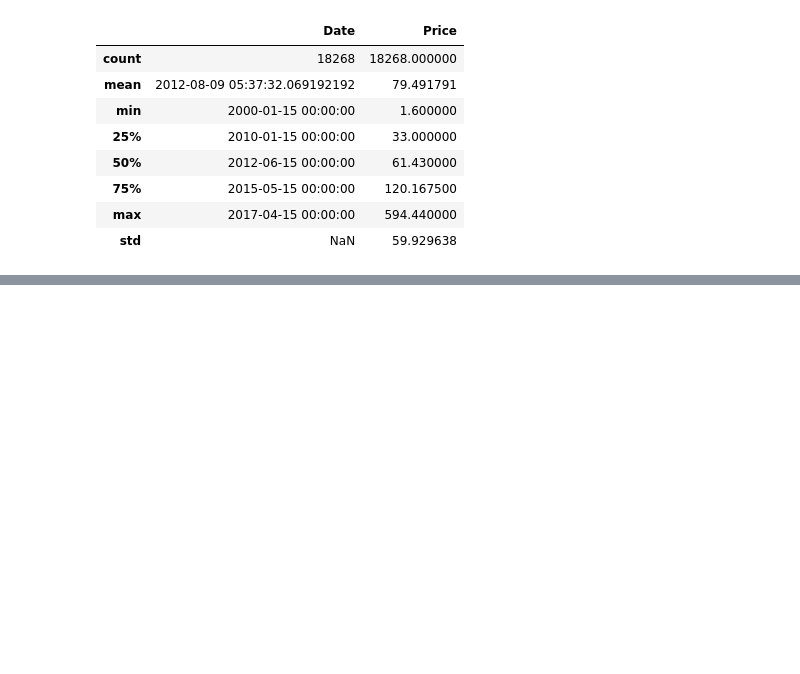
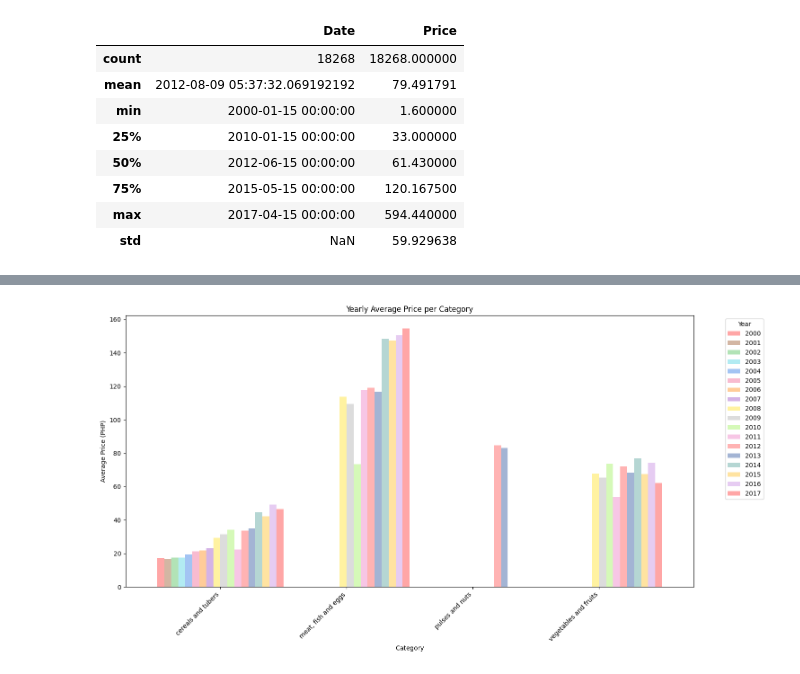
Before and after one commit to KyleZrey/PH-Food-Prices-Analysis, a Jupyter notebook: prelim_data_analysis.ipynb, the cells around one changed output, grey strips where cells are left out. Cells and saved outputs as stored; diff of their text form; code cells hidden in the pictures; blank space fills up the shorter version.

```diff
--- a/prelim_data_analysis.ipynb
+++ b/prelim_data_analysis.ipynb
@@ -329,0 +366,41 @@ clean_pfp.describe()
+# %%
+# Convert the 'data' column to datetime format and extract the year
+clean_pfp['Year'] = pd.to_datetime(clean_pfp['Date'], format='%d/%m/%Y').dt.year
+
+# Calculate the yearly average price per category
+yearly_avg_price = clean_pfp.groupby(['Year', 'Category'])['Price'].mean().reset_index()
+
+# Pivot the DataFrame to have categories as rows and years as columns
+pivot_table = yearly_avg_price.pivot(index='Category', columns='Year', values='Price')
+
+colors = [
+    '#ffa6a6',  # salmon
+    '#d3b6a3',  # brown
+    '#b2e3b6',  # green
+    '#b2ebf2',  # cyan
+    '#a3c4f3',  # blue
+    '#f8bbd0',  # pink
+    '#ffcc99',  # orange
+    '#d4b3e6',  # purple
+    '#fff2a1',  # yellow
+    '#dcdcdc',  # grey
+    '#d5f9b8',  # lime
+    '#f7c6e5',  # magenta
+    '#ffb3b3',  # red
+    '#a3b4d4',  # navy
+    '#b5d6d3',  # teal
+    '#ffe3a1',  # gold
+    '#e6ccf2'   # violet
+]
+
+# Plotting
+pivot_table.plot(kind='bar', figsize=(15, 8), color=colors,  width=1)
+plt.title('Yearly Average Price per Category')
+plt.xlabel('Category')
+plt.ylabel('Average Price (PHP)')
+plt.xticks(rotation=45, ha='right')
+plt.legend(title='Year', bbox_to_anchor=(1.05, 1), loc='upper left')
+plt.tight_layout()
+plt.show()
+# %% [output]
+[figure, added]
```
Also changed, not shown: parts of 18 cells of this notebook.
